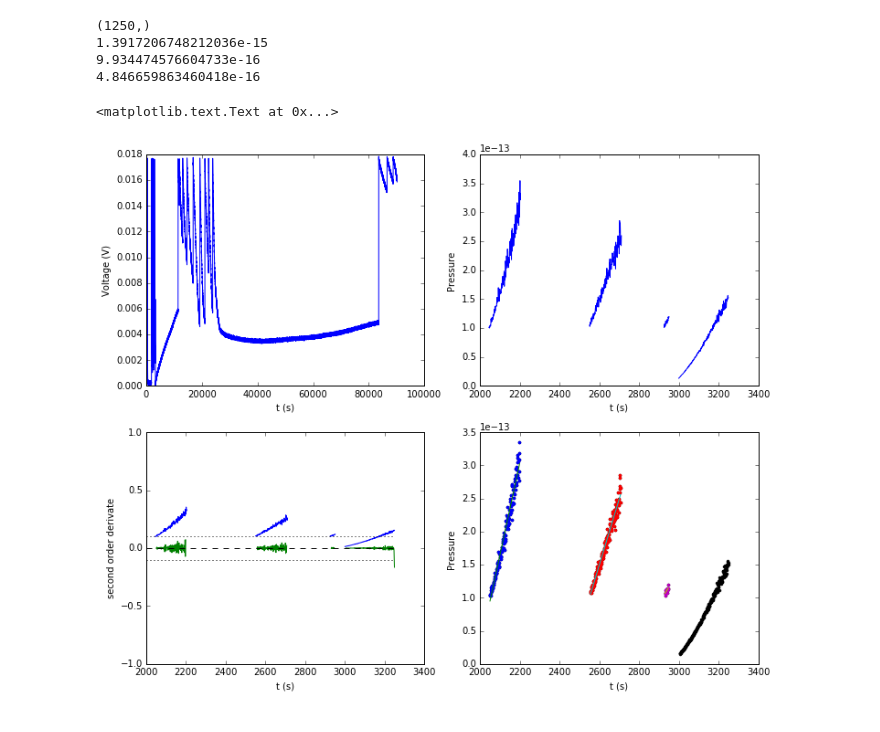
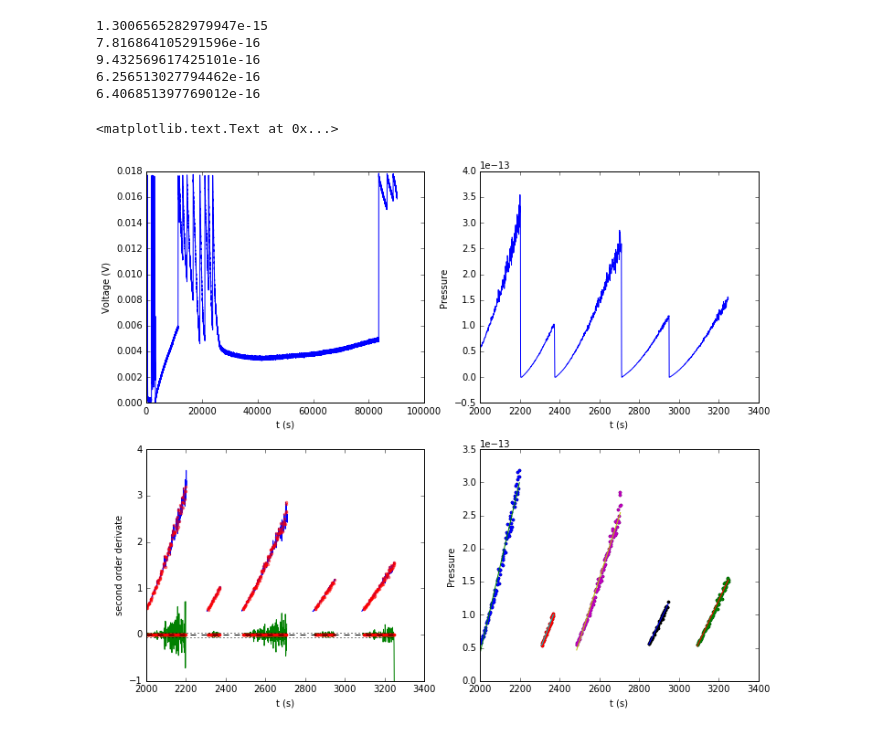
Before and after one commit to legolason/linear_fit, a Jupyter notebook: linear_fit.ipynb, the cells around one changed output. Cells and saved outputs as stored; diff of their text form; code cells hidden in the pictures.

```diff
--- a/linear_fit.ipynb
+++ b/linear_fit.ipynb
@@ -95,5 +96,30 @@ for i in range(bins):
 #5) stats.linregress(x[idx][0:-3],y[idx][0:-3])   fitting region e.g., [0:-3]  to [0: -5]
 # %%
+data=np.genfromtxt('./4ply.txt')
+#parameter in equation
+t=data[:,0]
+Vol=data[:,1]
+P=Vol*5714.4-0.7725
+Pcore0=100.1038032
+Pbag=1
+A=0.01032256
+L=0.00067392
+miu=1.85e-5
+Vcore=0.000786581
+X=((Pcore0+Pbag)*(P-Pbag))/((Pcore0-Pbag)*(P+Pbag))
+Kt= -np.log( ((Pcore0+Pbag)*(P-Pbag))/((Pcore0-Pbag)*(P+Pbag)) )*L*miu*Vcore/A/1000
+
+
+#convolution kenal
+smooth_width =10
+x1 = np.linspace(-3,3,smooth_width)
+norm = np.sum(np.exp(-x1**2)) * (x1[1]-x1[0]) # ad hoc normalization
+y1 = (4*x1**2 - 2) * np.exp(-x1**2) / smooth_width *8#norm*(x1[1]-x1[0])
+
+
+
+#plot figure
+
 plt.figure(figsize=(12,10))
 plt.subplot(221)
 plt.plot(t,Vol)
@@ -109,46 +135,55 @@ plt.ylabel('Pressure ')
 
 plt.subplot(223)
 # calculate second order deriv.
-Kt[np.where(Kt[0:nmax]*1.e12 <0.001)]=np.NaN
-y_conv = np.convolve(Kt[nmin:nmax]*1.e12, y1, mode="same")
+
+cut=0.5
+Kt[nmin:nmax][np.where(Kt[nmin:nmax]*1.e13 <cut)]=np.NaN
+y_conv = np.convolve(Kt[nmin:nmax]*1.e13, y1, mode="same")
 
 
-plt.plot(t[nmin:nmax],Kt[nmin:nmax]*1.e12)
+plt.plot(t[nmin:nmax],Kt[nmin:nmax]*1.e13)
 plt.plot(t[nmin:nmax],y_conv)
-plt.ylim(-1,1)
+plt.ylim(-1,4)
 plt.xlabel('t (s)')
 plt.ylabel('second order derivate')
 
+
 #how to cut the linear region
-sigma=0.1
+sigma=0.05
+ind=np.where(y_conv*1.e13 < sigma,True,False)
+
+plt.plot(t[nmin:nmax][ind],Kt[nmin:nmax][ind]*1.e13,'r.',alpha=0.5)
+plt.plot(t[nmin:nmax][ind],Kt[nmin:nmax][ind],'r.',alpha=0.5)
 
 plt.plot([nmin,nmax],[sigma,sigma],'k:')
 plt.plot([nmin,nmax],[0.,0.],'k--')
 plt.plot([nmin,nmax],[-sigma,-sigma],'k:')
 
+
+
 plt.subplot(224)
-ind=np.where(y_conv < sigma,True,False)
-print ind.shape
+
 plt.plot(t[nmin:nmax][ind],Kt[nmin:nmax][ind],'k.')
 
 x=t[nmin:nmax][ind]
 y=Kt[nmin:nmax][ind]
 
 db = DBSCAN(eps = 30,min_samples = 5).fit(np.vstack((x,y)).T)
 
-bins=3
+bins=np.unique(db.labels_).shape[0]
 for i in range(bins):
     idx=np.where( db.labels_==i, True,False)
     slope, intercept, r_value, p_value, std_err  = stats.linregress(x[idx][0:-3],y[idx][0:-3])
     plt.plot(x[idx],y[idx],'.')
     plt.plot(t[nmin:nmax][ind][idx],t[nmin:nmax][ind][idx]*slope+intercept)
     print slope
 plt.xlabel('t (s)')
 plt.ylabel('Pressure ')
 # %% [output]
-(1250,)
-1.3917206748212036e-15
-9.934474576604733e-16
-4.846659863460418e-16
+1.3006565282979947e-15
+7.816864105291596e-16
+9.432569617425101e-16
+6.256513027794462e-16
+6.406851397769012e-16
 <matplotlib.text.Text at 0x...>
-[figure, old version]
+[figure, new version]
```
Also changed, not shown: parts of 5 cells of this notebook.
